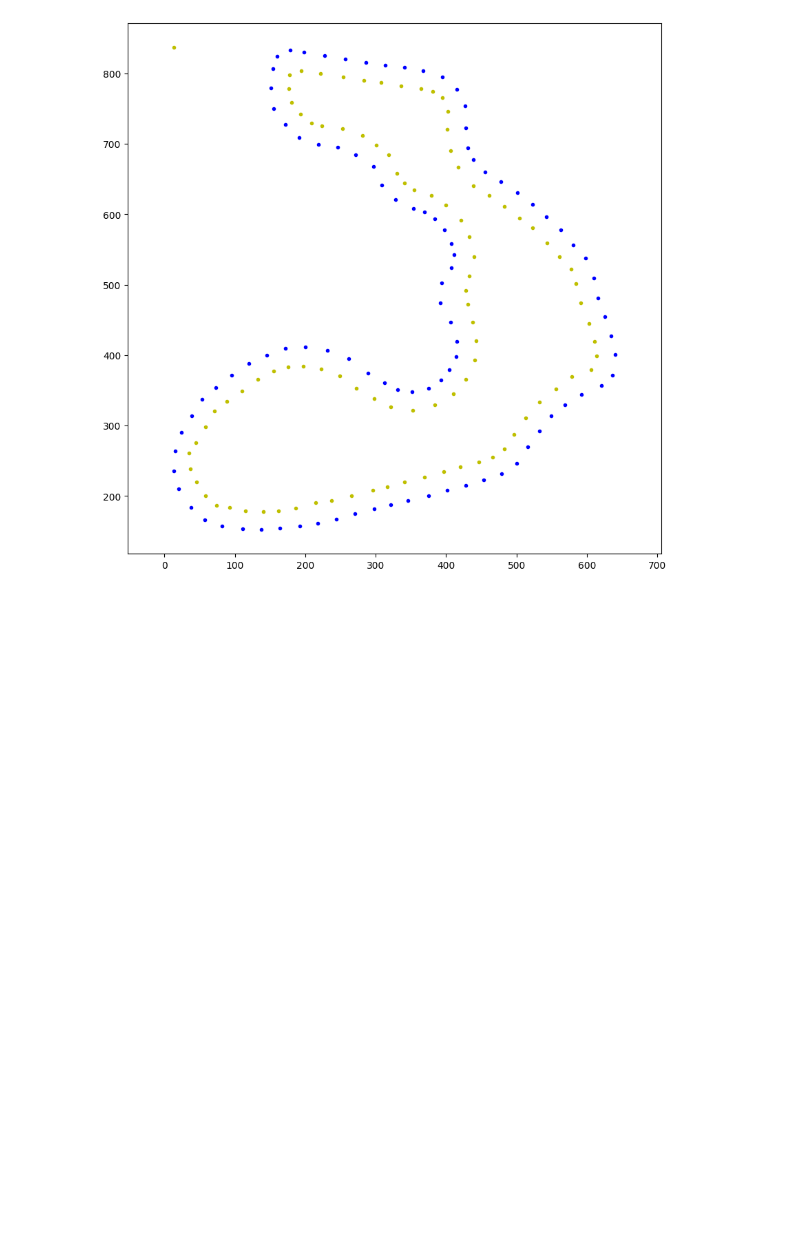
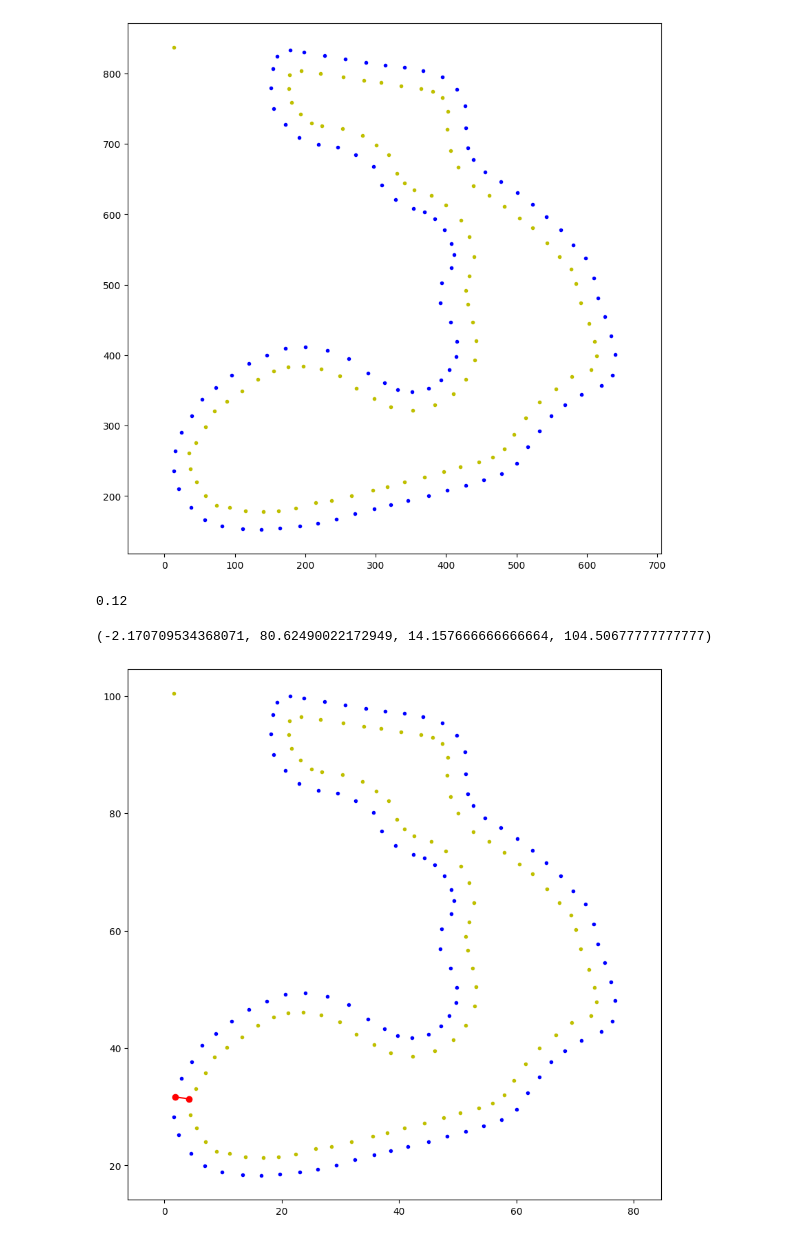
Before and after one commit to papalotis/fsg23-approximate-dv-track, a Jupyter notebook: process_image.ipynb, the cells around one changed output. Cells and saved outputs as stored; diff of their text form; code cells hidden in the pictures; blank space fills up the shorter version.

```diff
--- a/process_image.ipynb
+++ b/process_image.ipynb
@@ -146,21 +146,46 @@ plt.axis('equal')
 # %%
 # find distances between all blue and yellow cones
 from scipy.spatial.distance import cdist
 
 distances = cdist(blue_centers_clustered_manual, yellow_centers_clustered_manual)
 
 # find the closest yellow cone to each blue cone
 min_dist = np.min(distances)
 
-# we want the minimum width of the track to be 3.1m
-# so scale the track so that the minimum distance between blue and yellow cones is 3.1m
-scale = 3.1 / min_dist
+idxs = np.argwhere(distances == min_dist)[0]
+
+# this scaling factor needs to be manually selected and is the part that cannot
+# be automated. using a combination of looking at the track width of the start finish line
+# as well calculating the approximate bounding box of the track using google maps the following
+# value was found to work well
+scale = 0.12
+print(scale)
 
 # scale the yellow cones
 yellow_centers_clustered_manual_scaled = yellow_centers_clustered_manual * scale
 
 # scale the blue cones
 blue_centers_clustered_manual_scaled = blue_centers_clustered_manual * scale
+
+plt.figure(figsize=(10,10))
+plt.plot(blue_centers_clustered_manual_scaled[:,0], blue_centers_clustered_manual_scaled[:,1], 'b.')
+plt.plot(yellow_centers_clustered_manual_scaled[:,0], yellow_centers_clustered_manual_scaled[:,1], 'y.')
+
+# # highlight cones with smallest distance
+blue_cone = blue_centers_clustered_manual_scaled[idxs[0]]
+yellow_cone = yellow_centers_clustered_manual_scaled[idxs[1]]
+
+xs = [blue_cone[0], yellow_cone[0]]
+ys = [blue_cone[1], yellow_cone[1]]
+
+plt.plot(xs, ys, 'ro-')
+
+
+plt.axis('equal')
+# %% [output]
+0.12
+(-2.170709534368071, 80.62490022172949, 14.157666666666664, 104.50677777777777)
+[figure, added]
 # %%
 plt.figure(figsize=(10,10))
 plt.plot(blue_centers_clustered_manual_scaled[:,0], blue_centers_clustered_manual_scaled[:,1], 'b.')
```
Also changed, not shown: parts of 6 cells of this notebook, 2 other files.
